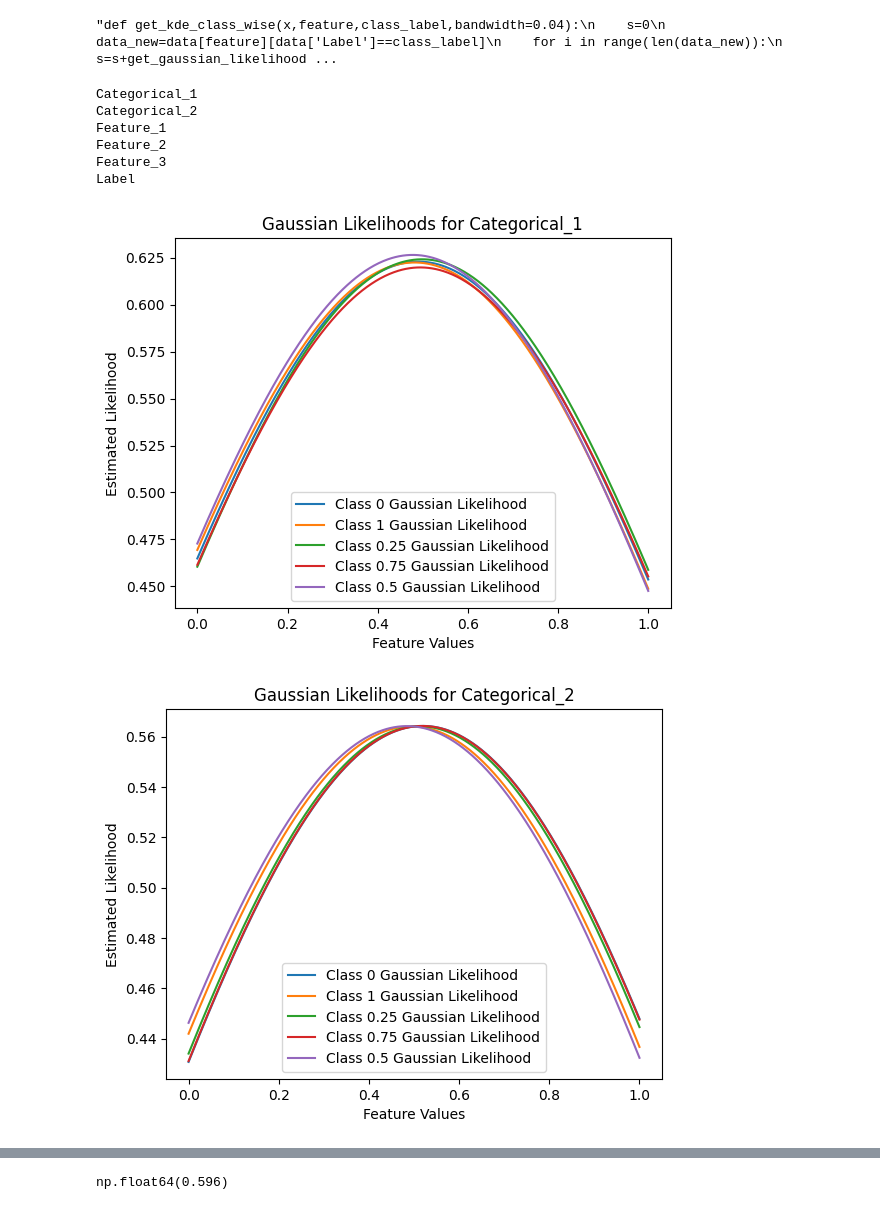
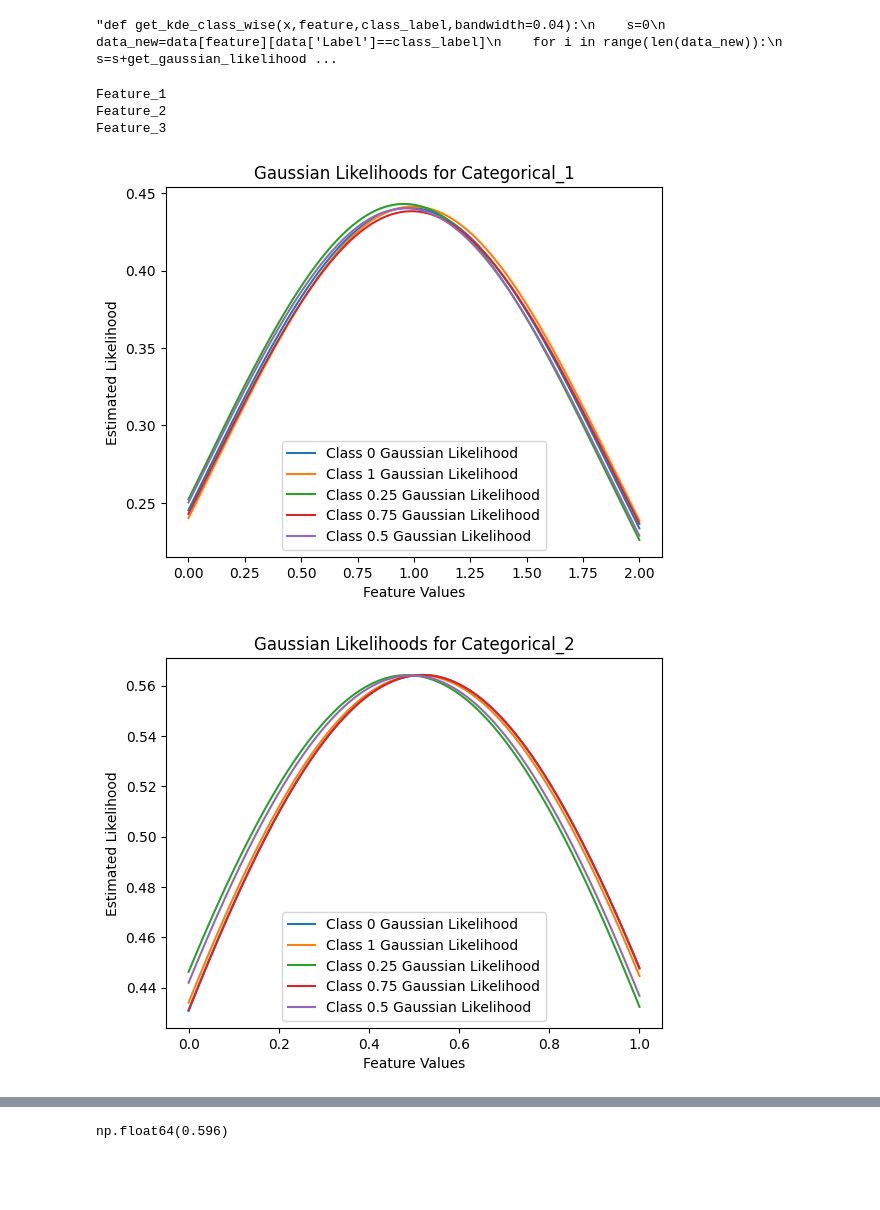
Before and after one commit to rajvee18/machine_learning_1, a Jupyter notebook: assignment1.ipynb, the cells around one changed output, grey strips where cells are left out. Saved outputs shown, nothing was run; the diff lists cells and outputs as text; code cells hidden in the pictures; blank space fills up the shorter version.

```diff
--- a/assignment1.ipynb
+++ b/assignment1.ipynb
@@ -16,20 +16,16 @@ data.head()
 | 3 | 2 | 1 | 650.809883 | 1537.163058 | 1002.764724 | 0 |
 | 4 | 2 | 1 | 743.972385 | 1580.194147 | 992.426731 | 0 |
 # %%
-categorical_features=[]
-continuous_features=[]
-for feature in data.columns:
-    if data[feature].dtype=='int32' or data[feature].dtype=='int4':
-        categorical_features.append(feature)
-    else:
-        continuous_features.append(feature)
+
+continuous_features=['Feature_1','Feature_2','Feature_3']
+
 
 print(continuous_features)
-print(categorical_features)
+
 
 for feature in data.columns:
     if feature in continuous_features:
         data[feature]=(data[feature]-data[feature].min())/(data[feature].max()-data[feature].min())
 
-data
+data.head()
 # %% [output]
@@ -52,9 +40,9 @@ data
 def bins_counts(feature):
     bins=np.linspace(data[feature].max(),data[feature].min(),20)
     bins,counts = np.unique(np.digitize(data[feature],bins),return_counts=True)
-    return bins,counts/sum(counts)
+    return bins,counts/np.sum(counts)
 
-for feature in continuous_features:
+for feature in data.columns:
     bins,counts=bins_counts(feature)
 
     plt.bar(bins,counts)
@@ -128,7 +116,7 @@ feature1
         likelihood=s/len(data_new)
     return likelihood
 
-for feature in continuous_features:
+for feature in data.columns:
 
     grid = np.linspace(data[feature].max(),data[feature].min(),600)
 
@@ -175,39 +163,36 @@ for feature in continuous_features:
 for feature in continuous_features:
     print(feature)
 # %% [output]
-Categorical_1
-Categorical_2
 Feature_1
 Feature_2
 Feature_3
-Label
 # %%
 
 def get_gaussian_likelihood_class_wise(x, feature, class_label):
     data_new = data[feature][data['Label'] == class_label]
     likelihood = get_gaussian_likelihood(x, data_new.mean(), data_new.std())
     return likelihood
 
-for feature in continuous_features:
+for feature in data.columns:
     grid = np.linspace(data[feature].min(), data[feature].max(), 600)
 
     gaussian_class_0 = [get_gaussian_likelihood_class_wise(x, feature, 0) for x in grid]
     gaussian_class_1 = [get_gaussian_likelihood_class_wise(x, feature, 1) for x in grid]
-    gaussian_class_025 = [get_gaussian_likelihood_class_wise(x, feature, 0.25) for x in grid]
-    gaussian_class_075 = [get_gaussian_likelihood_class_wise(x, feature, 0.75) for x in grid]
-    gaussian_class_05 = [get_gaussian_likelihood_class_wise(x, feature, 0.5) for x in grid]
+    gaussian_class_2 = [get_gaussian_likelihood_class_wise(x, feature, 2) for x in grid]
+    gaussian_class_3 = [get_gaussian_likelihood_class_wise(x, feature, 3) for x in grid]
+    gaussian_class_4 = [get_gaussian_likelihood_class_wise(x, feature, 4) for x in grid]
 
     plt.plot(grid, gaussian_class_0, label='Class 0 Gaussian Likelihood')
     plt.plot(grid, gaussian_class_1, label='Class 1 Gaussian Likelihood')
-    plt.plot(grid, gaussian_class_025, label='Class 0.25 Gaussian Likelihood')
-    plt.plot(grid, gaussian_class_075, label='Class 0.75 Gaussian Likelihood')
-    plt.plot(grid, gaussian_class_05, label='Class 0.5 Gaussian Likelihood')
+    plt.plot(grid, gaussian_class_2, label='Class 0.25 Gaussian Likelihood')
+    plt.plot(grid, gaussian_class_3, label='Class 0.75 Gaussian Likelihood')
+    plt.plot(grid, gaussian_class_4, label='Class 0.5 Gaussian Likelihood')
 
     plt.xlabel('Feature Values')
     plt.ylabel('Estimated Likelihood')
     plt.title(f'Gaussian Likelihoods for {feature}')
     plt.legend()
     plt.show()
 # %% [output]
-[figure, old version]
+[figure, new version]
-[figure, old version]
+[figure, new version]
```
Also changed, not shown: parts of 10 cells of this notebook.
